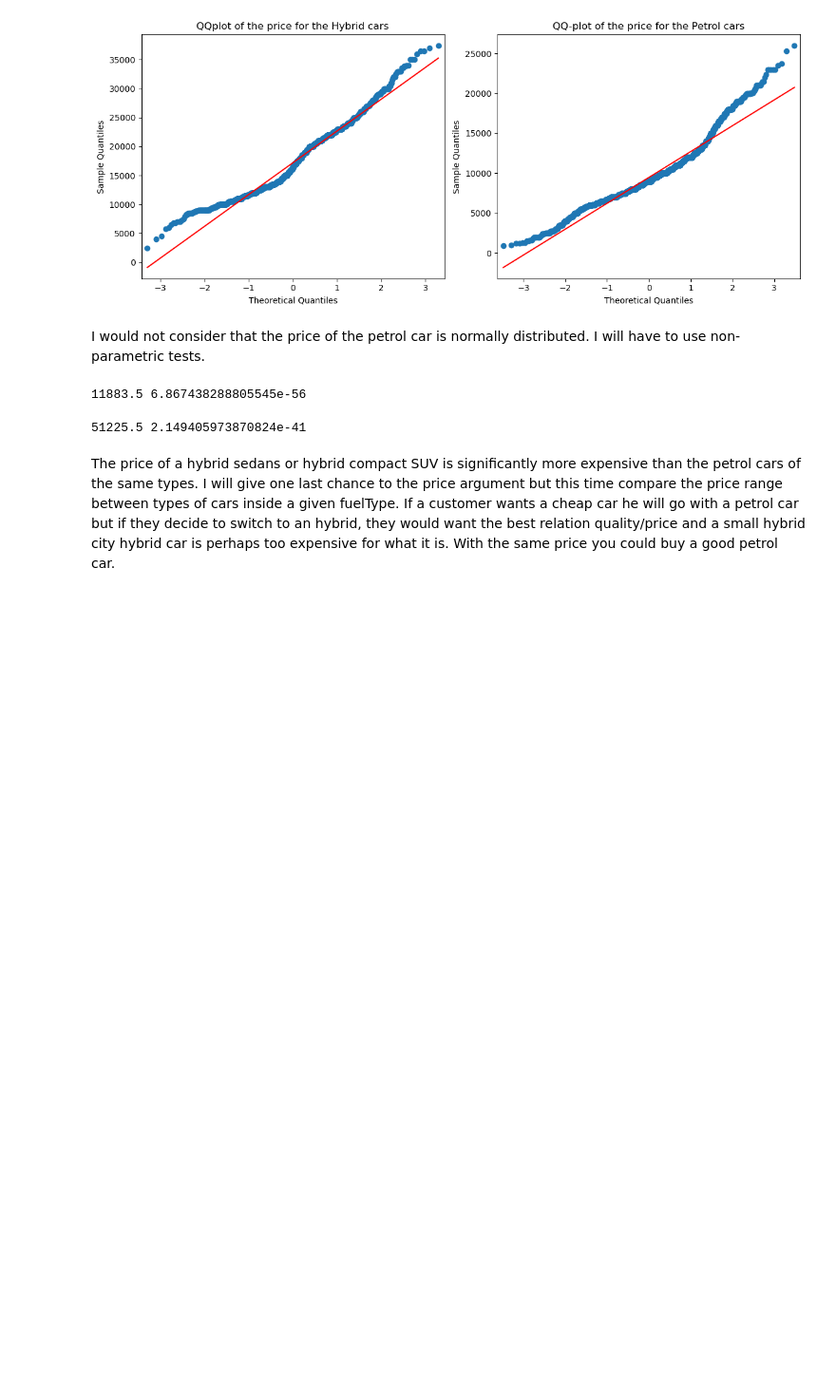
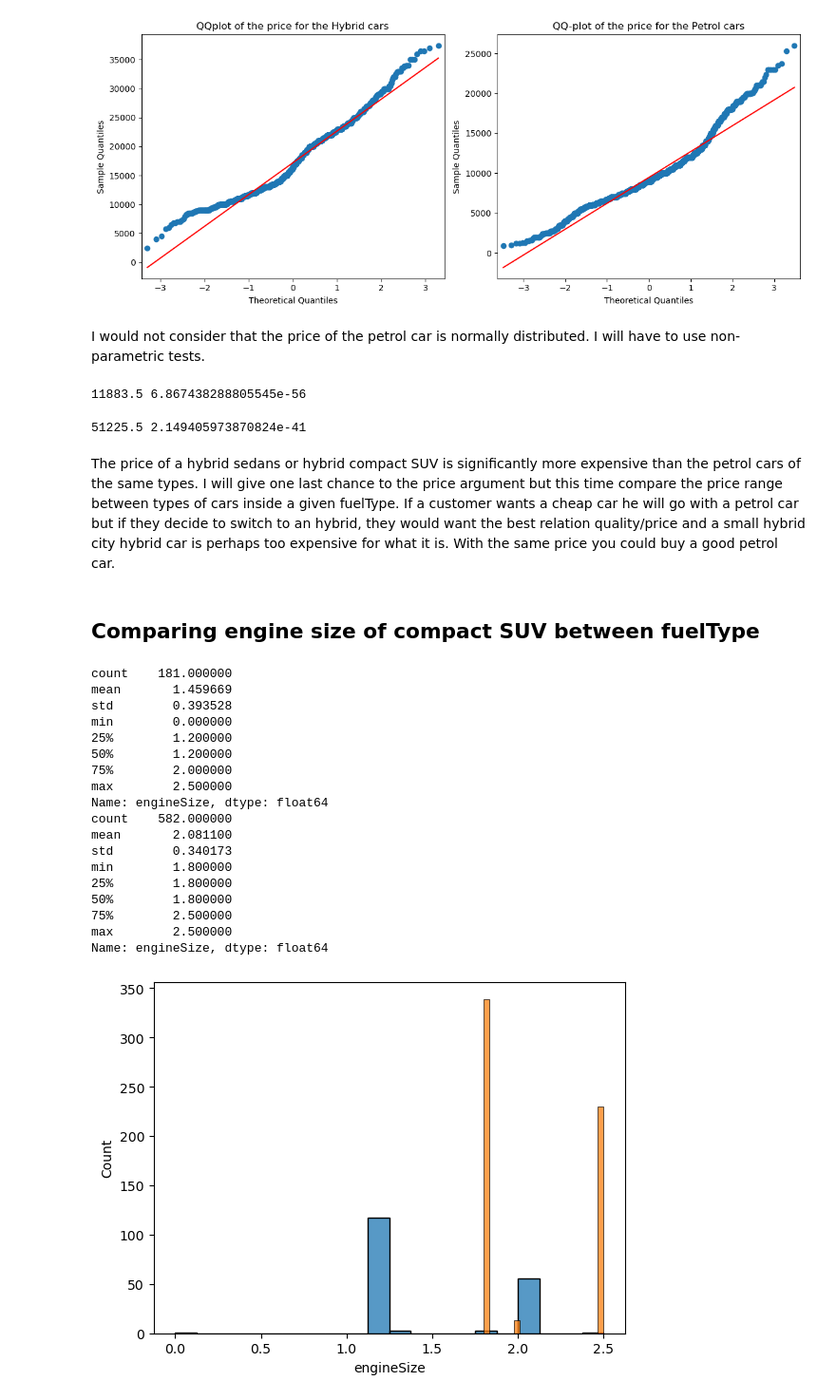
Before and after one commit to flylight-max/project-Datacamp, a Jupyter notebook: my_analysis_car_sales.ipynb, the cells around one changed output. Shown: that part at 95% size. Drawn from its saved outputs; the diff is of its cells as text; code cells hidden in the pictures; blank space fills up the shorter version.

```diff
--- a/my_analysis_car_sales.ipynb
+++ b/my_analysis_car_sales.ipynb
@@ -855,3 +853,33 @@ print(u_stat_sedan, u_pval_sedan)
 51225.5 2.149405973870824e-41
 # %% [markdown]
 The price of a hybrid sedans or hybrid compact SUV is significantly more expensive than the petrol cars of the same types. I will give one last chance to the price argument but this time compare the price range between types of cars inside a given fuelType. If a customer wants a cheap car he will go with a petrol car but if they decide to switch to an hybrid, they would want the best relation quality/price and a small hybrid city hybrid car is perhaps too expensive for what it is. With the same price you could buy a good petrol car.
+# %% [markdown]
+## **Comparing engine size of compact SUV between fuelType**
+# %%
+#comparing engine size for SUVs
+petrol_SUVs = compact_suv[compact_suv["fuelType"] == "Petrol"]
+Hybrid_SUVs = compact_suv[compact_suv["fuelType"] == "Hybrid"]
+stat_SUV_petrol = petrol_SUVs["engineSize"].describe()
+stat_SUV_hybrids = Hybrid_SUVs["engineSize"].describe()
+print(stat_SUV_petrol)
+print(stat_SUV_hybrids)
+# %% [output]
+count    181.000000
+mean       1.459669
+std        0.393528
+min        0.000000
+25%        1.200000
+50%        1.200000
+75%        2.000000
+max        2.500000
+Name: engineSize, dtype: float64
+count    582.000000
+mean       2.081100
+std        0.340173
+min        1.800000
+25%        1.800000
+50%        1.800000
+75%        2.500000
+max        2.500000
+Name: engineSize, dtype: float64
+[figure, added]
```
Also changed, not shown: parts of 7 cells of this notebook, 2 other files.
